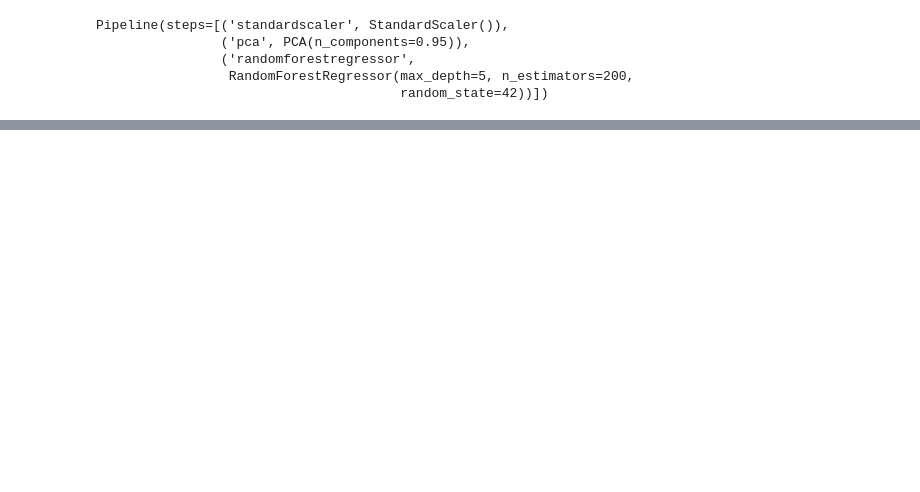
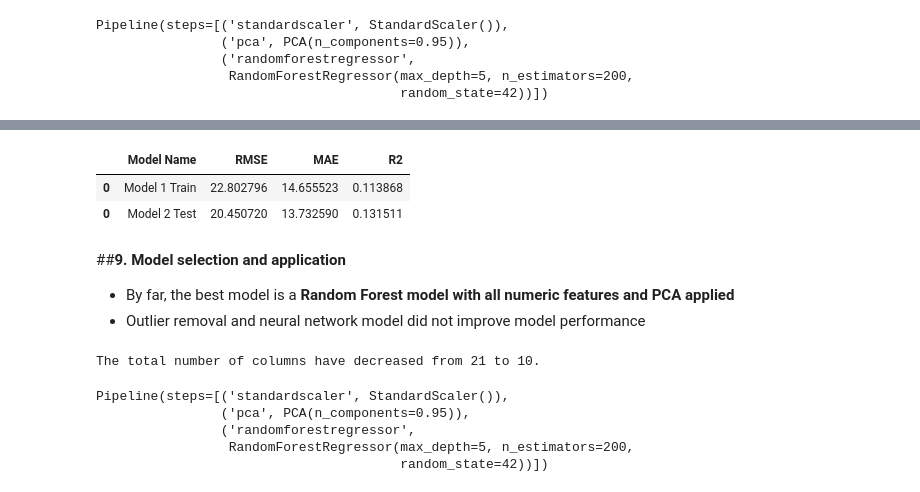
Before and after one commit to jiashenyue/ca-wui-pop-increase, a Jupyter notebook: analysis_notebook.ipynb, the cells around one changed output, grey strips where cells are left out. Drawn from its saved outputs; the diff is of its cells as text; code cells hidden in the pictures; blank space fills up the shorter version.

```diff
--- a/analysis_notebook.ipynb
+++ b/analysis_notebook.ipynb
@@ -1132,0 +1473,4 @@ Test R^2: 0.122
+# %%
+# get predictions
+train_preds = model.predict(X_train_proc)
+test_preds = model.predict(X_test_proc)
@@ -1132,0 +1480,45 @@ Test R^2: 0.122
+# %%
+# inspect evaluation metrics
+result_train = eval_regression(y_train, train_preds, name='Model 1 Train')
+result_test = eval_regression(y_test, test_preds, name='Model 2 Test')
+
+frames = [result_train, result1_test]
+result_nn = pd.concat(frames)
+result_nn
+# %% [output]
+|  | Model Name | RMSE | MAE | R2 |
+| 0 | Model 1 Train | 22.802796 | 14.655523 | 0.113868 |
+| 0 | Model 2 Test | 20.450720 | 13.732590 | 0.131511 |
+# %% [markdown]
+##**9. Model selection and application**
+
+- By far, the best model is a **Random Forest model with all numeric features and PCA applied**
+- Outlier removal and neural network model did not improve model performance
+# %%
+# apply PCA
+# create a scaler
+scaler = StandardScaler()
+# Create a PCA object that will retain 95% of the variance when transforming
+pca = PCA(n_components = .95)
+
+# Combine the scaler and the PCA in a pipeline.
+scaler_pca = make_pipeline(scaler, pca)
+
+# Transform the training data and check shape of new features after applying PCA
+X_train_pca = scaler_pca.fit_transform(X_train)
+
+print(f'The total number of columns have decreased from {X_train.shape[1]} to {X_train_pca.shape[1]}.')
+# %% [output]
+The total number of columns have decreased from 21 to 10.
+# %%
+# Create and fit an RF model WITH PCA.
+rf_pca = make_pipeline(scaler, pca, RandomForestRegressor(max_depth = 5,
+                                                          n_estimators = 200,
+                                                          random_state = 42))
+rf_pca.fit(X_train, y_train)
+# %% [output]
+Pipeline(steps=[('standardscaler', StandardScaler()),
+                ('pca', PCA(n_components=0.95)),
+                ('randomforestregressor',
+                 RandomForestRegressor(max_depth=5, n_estimators=200,
+                                       random_state=42))])
```
Also changed, not shown: parts of 67 cells of this notebook.
